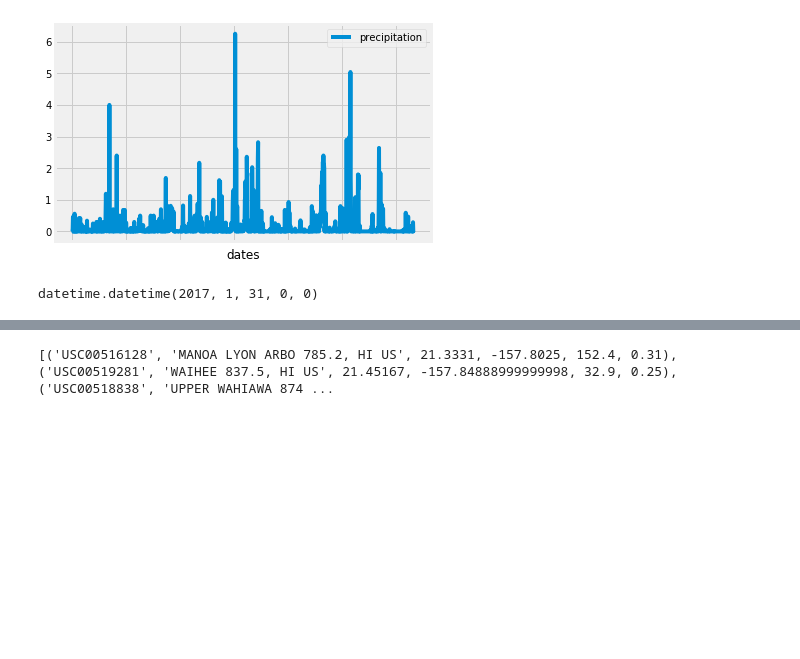
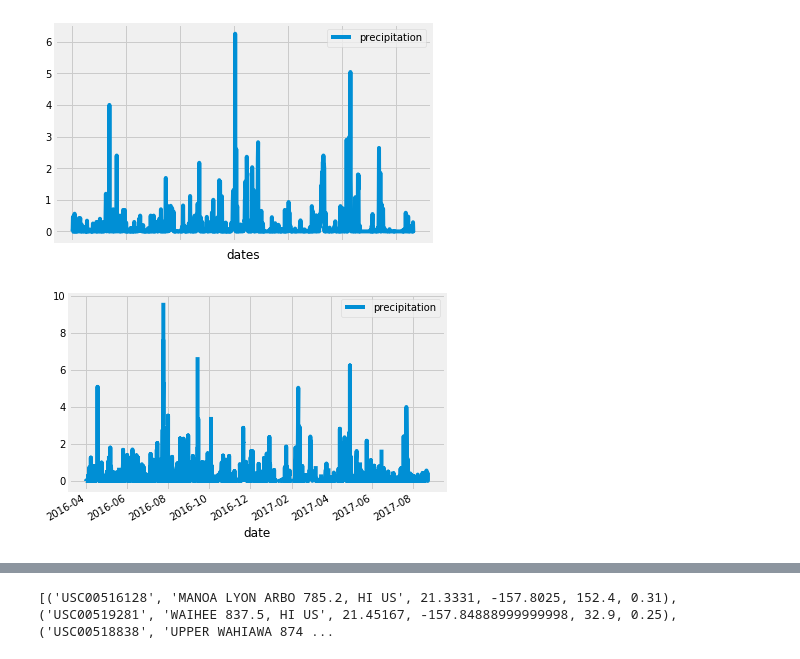
Before and after one commit to christopdr/data-analytics-bootcamp-2018, a Jupyter notebook: Homework8/climate_starter.ipynb, the cells around one changed output, grey strips where cells are left out. Cells and saved outputs as stored; diff of their text form; code cells hidden in the pictures; blank space fills up the shorter version.

```diff
--- a/Homework8/climate_starter.ipynb
+++ b/Homework8/climate_starter.ipynb
@@ -63,22 +63,19 @@ plt.show()
 # %%
 # Reflect Database into ORM class
 Base = automap_base()
 Base.prepare(engine, reflect=True)
 #map database tables to objects in python
 Measurement = Base.classes.measurement
 Station = Base.classes.station
 ###
 tempo = session.query(Measurement.date, Measurement.prcp)
 df = pd.DataFrame({'date': [x[0] for x in tempo], 'precipitation':[x[1] for x in tempo]})
 #convert date object to ---> datetime
 df['date'] = pd.to_datetime(df['date'])
-mask = (df['date'] < dt.datetime(2017, 12, 31)) & (df['date'] >= dt.datetime(2017,1,1))
+mask = (df['date'] < dt.datetime(2017, 12, 31)) & (df['date'] >= dt.datetime(2016,4,1))
 tmp = df.loc[mask]
-tmp
-#df_months = df['date'].last('3D')
-#df_months
-d = dt.datetime(2017, 12, 31)
-n = d.replace(month=1)
-n
+tmp = tmp.sort_values(by='date', ascending=False)
+tmp.plot(x='date',y='precipitation')
+plt.show()
 # %% [output]
-datetime.datetime(2017, 1, 31, 0, 0)
+[figure, added]
```
Also changed, not shown: parts of 15 cells of this notebook.
